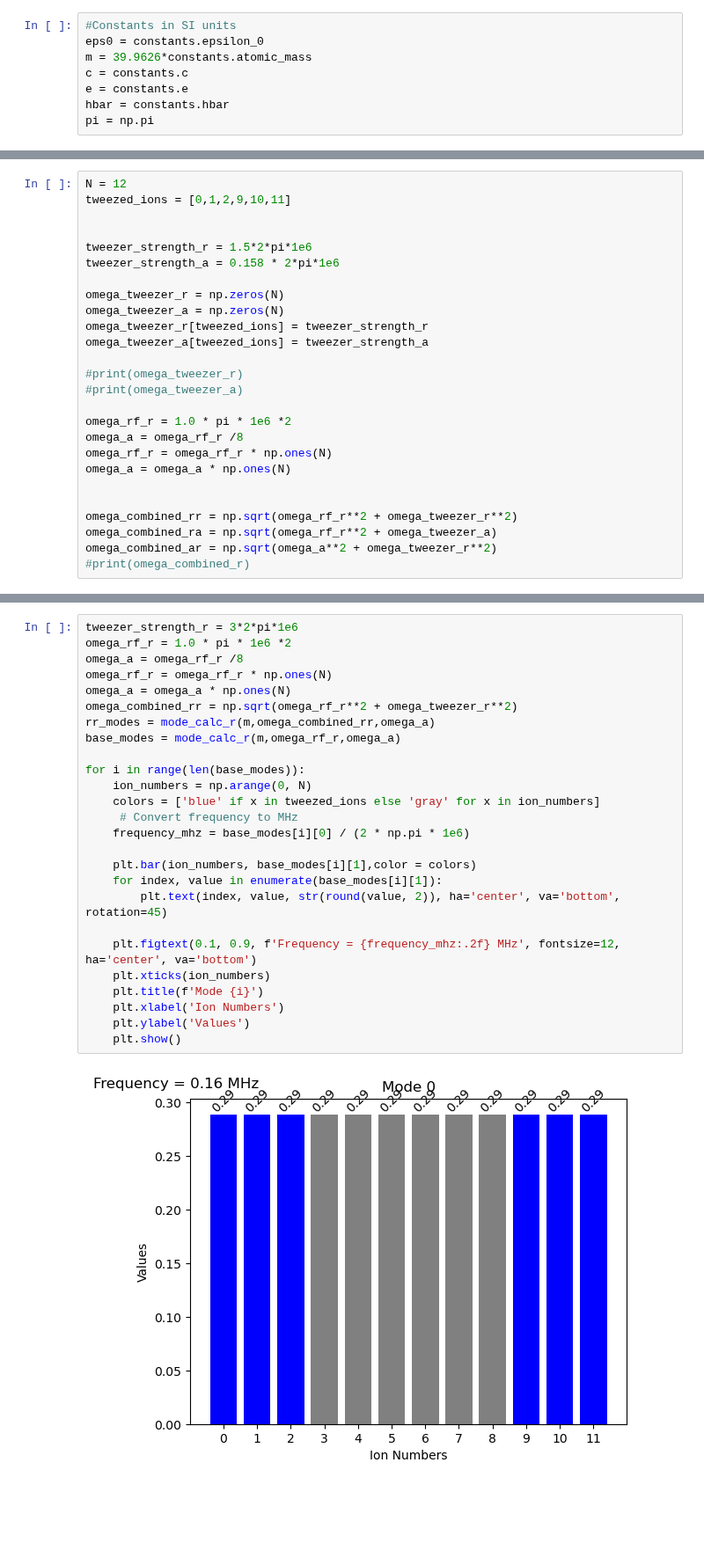
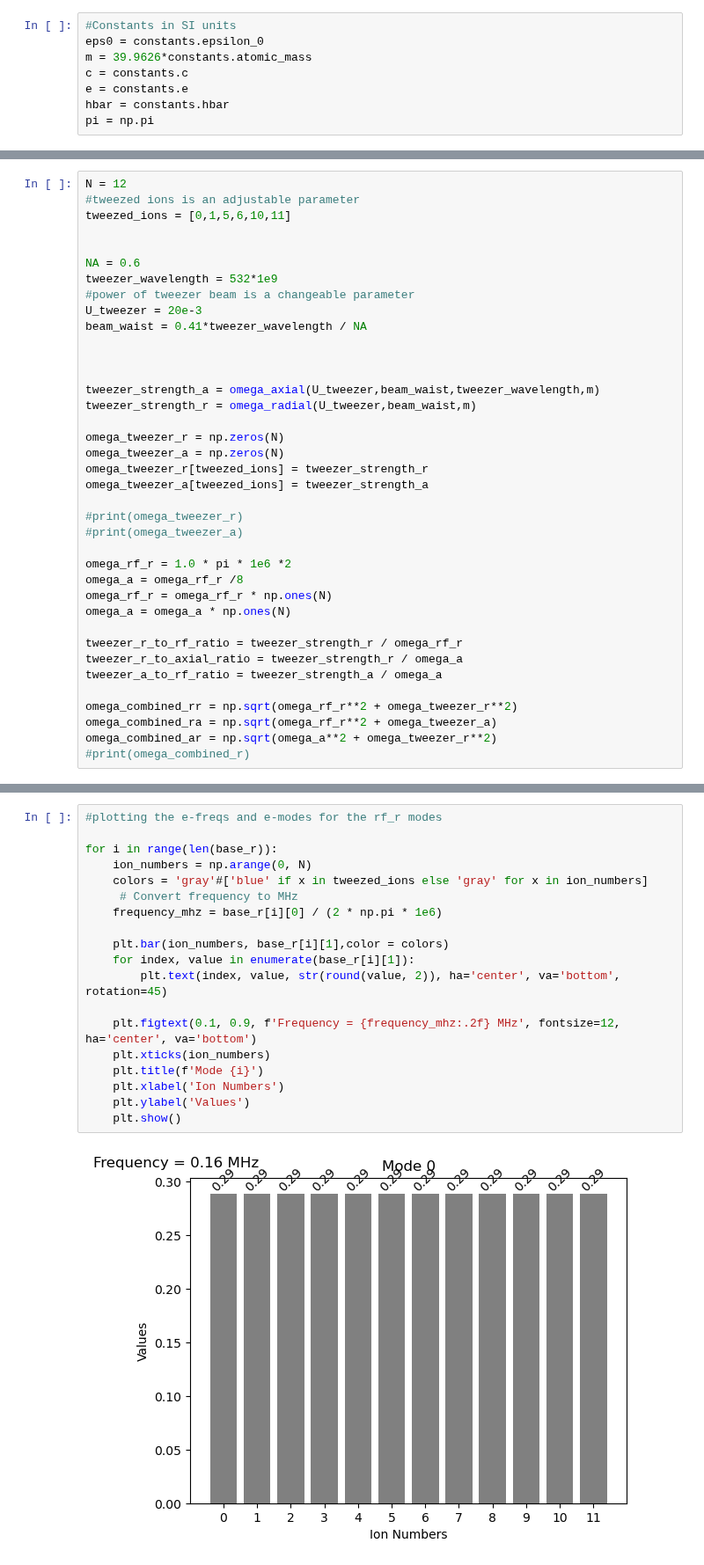
Before and after one commit to SQRLab/BladeRunner, a Jupyter notebook: Tweezers/12_ions_5_tweezed.ipynb, the cells around one changed output, grey strips where cells are left out. Shown at 88% size. Drawn from its saved outputs; the diff is of its cells as text; blank space fills up the shorter version.

```diff
--- a/Tweezers/12_ions_5_tweezed.ipynb
+++ b/Tweezers/12_ions_5_tweezed.ipynb
@@ -39,10 +17,19 @@ mode_vectors_per_strength[0]
 # %%
 N = 12
-tweezed_ions = [0,1,2,9,10,11]
+#tweezed ions is an adjustable parameter
+tweezed_ions = [0,1,5,6,10,11]
 
 
-tweezer_strength_r = 1.5*2*pi*1e6
-tweezer_strength_a = 0.158 * 2*pi*1e6
+NA = 0.6
+tweezer_wavelength = 532*1e9
+#power of tweezer beam is a changeable parameter
+U_tweezer = 20e-3
+beam_waist = 0.41*tweezer_wavelength / NA
+
+
+
+tweezer_strength_a = omega_axial(U_tweezer,beam_waist,tweezer_wavelength,m)
+tweezer_strength_r = omega_radial(U_tweezer,beam_waist,m)
 
 omega_tweezer_r = np.zeros(N)
 omega_tweezer_a = np.zeros(N)
@@ -57,6 +44,9 @@ omega_a = omega_rf_r /8
 omega_rf_r = omega_rf_r * np.ones(N)
 omega_a = omega_a * np.ones(N)
 
+tweezer_r_to_rf_ratio = tweezer_strength_r / omega_rf_r
+tweezer_r_to_axial_ratio = tweezer_strength_r / omega_a
+tweezer_a_to_rf_ratio = tweezer_strength_a / omega_a
 
 omega_combined_rr = np.sqrt(omega_rf_r**2 + omega_tweezer_r**2)
 omega_combined_ra = np.sqrt(omega_rf_r**2 + omega_tweezer_a)
@@ -136,28 +108,21 @@ for i in range(len(rr_modes)):
 # %%
-tweezer_strength_r = 3*2*pi*1e6
-omega_rf_r = 1.0 * pi * 1e6 *2
-omega_a = omega_rf_r /8
-omega_rf_r = omega_rf_r * np.ones(N)
-omega_a = omega_a * np.ones(N)
-omega_combined_rr = np.sqrt(omega_rf_r**2 + omega_tweezer_r**2)
-rr_modes = mode_calc_r(m,omega_combined_rr,omega_a)
-base_modes = mode_calc_r(m,omega_rf_r,omega_a)
+#plotting the e-freqs and e-modes for the rf_r modes
 
-for i in range(len(base_modes)):
+for i in range(len(base_r)):
     ion_numbers = np.arange(0, N)
-    colors = ['blue' if x in tweezed_ions else 'gray' for x in ion_numbers]
+    colors = 'gray'#['blue' if x in tweezed_ions else 'gray' for x in ion_numbers]
      # Convert frequency to MHz
-    frequency_mhz = base_modes[i][0] / (2 * np.pi * 1e6)
+    frequency_mhz = base_r[i][0] / (2 * np.pi * 1e6)
 
-    plt.bar(ion_numbers, base_modes[i][1],color = colors)
-    for index, value in enumerate(base_modes[i][1]):
+    plt.bar(ion_numbers, base_r[i][1],color = colors)
+    for index, value in enumerate(base_r[i][1]):
         plt.text(index, value, str(round(value, 2)), ha='center', va='bottom', rotation=45)
 
     plt.figtext(0.1, 0.9, f'Frequency = {frequency_mhz:.2f} MHz', fontsize=12, ha='center', va='bottom')
     plt.xticks(ion_numbers)
     plt.title(f'Mode {i}')
     plt.xlabel('Ion Numbers')
     plt.ylabel('Values')
     plt.show()
 # %% [output]
-[figure, old version]
+[figure, new version]
```
Also changed, not shown: parts of 10 cells of this notebook.
